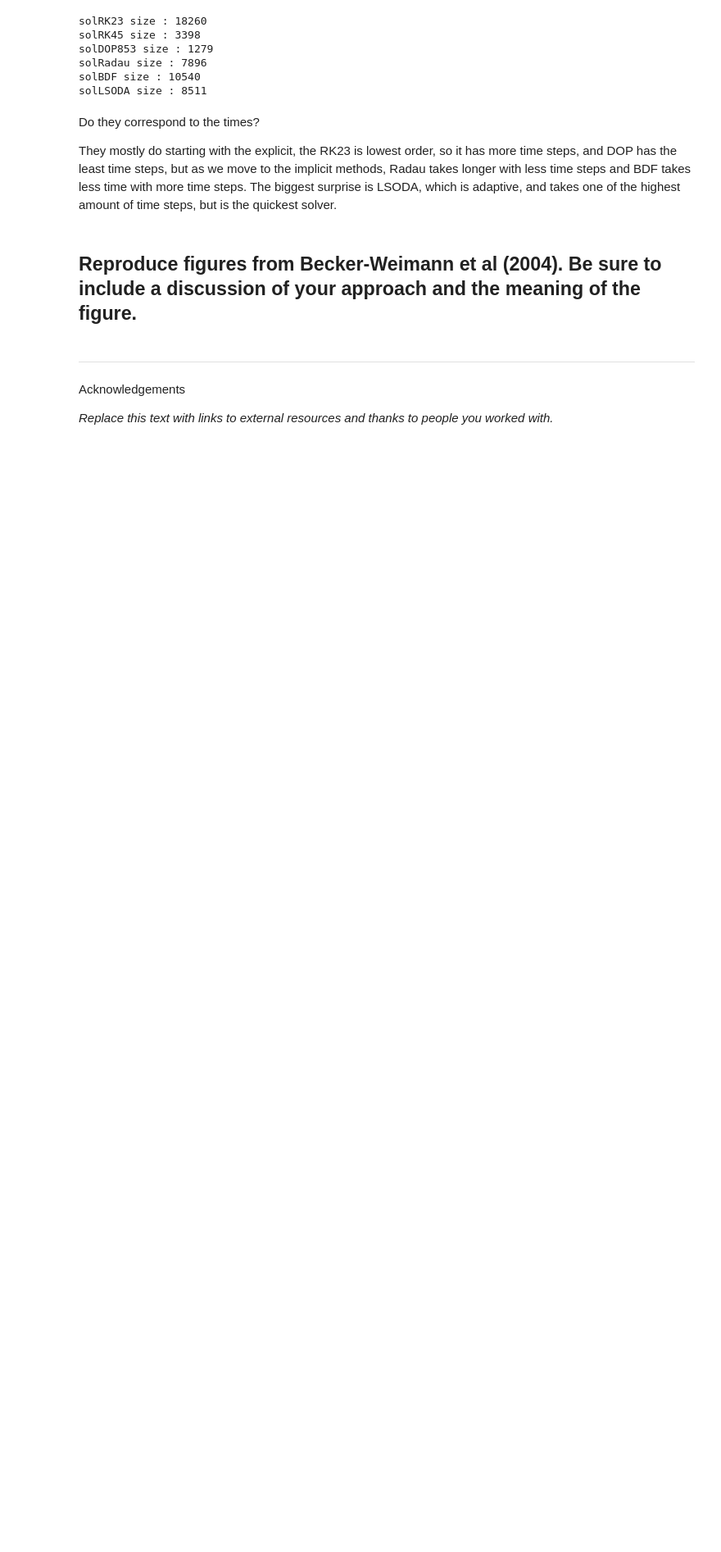
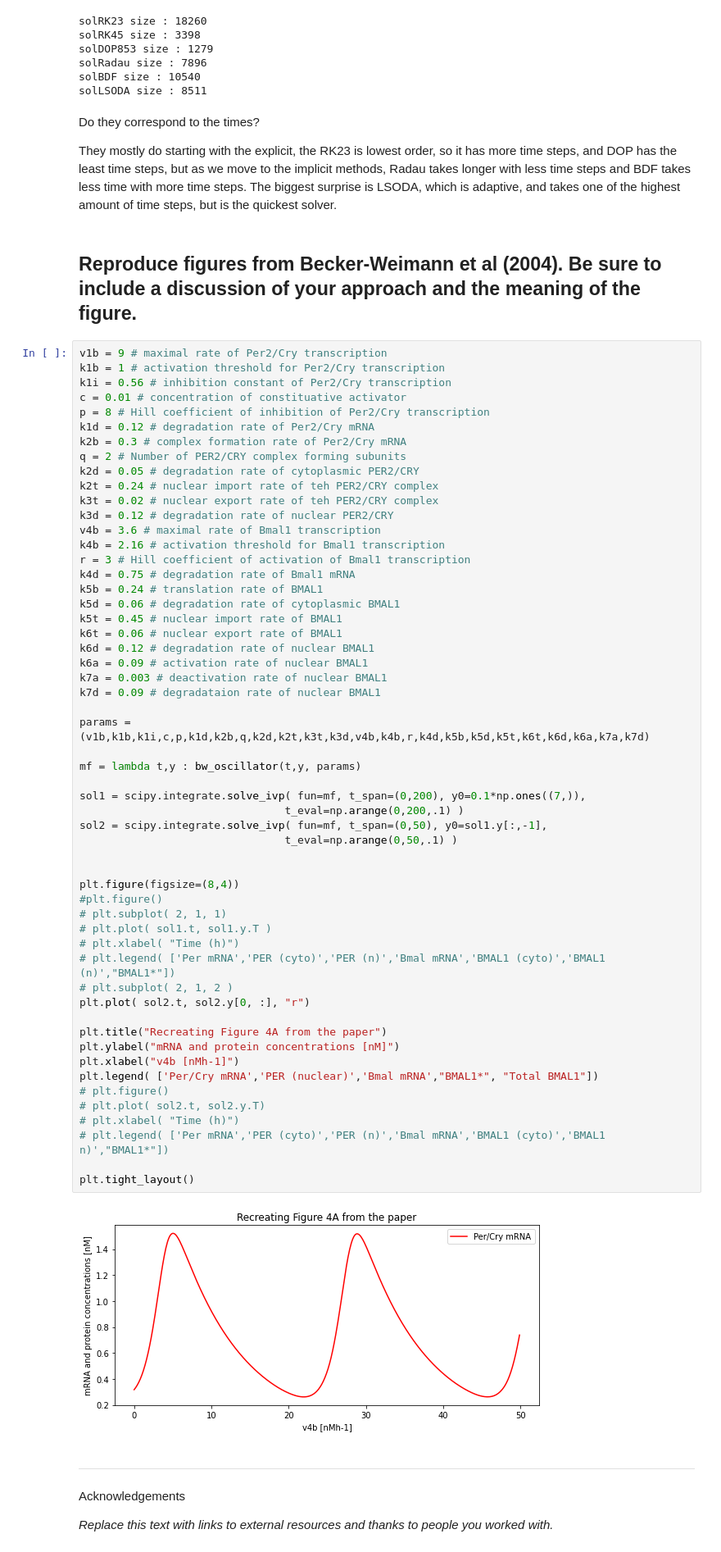
Before and after one commit to hmhwan21/cs341projects, a Jupyter notebook: proj6/Project6.ipynb, the cells around one changed output. Shown at 82% size. Drawn from its saved outputs; the diff is of its cells as text; blank space fills up the shorter version.

```diff
--- a/proj6/Project6.ipynb
+++ b/proj6/Project6.ipynb
@@ -299,6 +299,63 @@ Do they correspond to the times?
 They mostly do starting with the explicit, the RK23 is lowest order, so it has more time steps, and DOP has the least time steps, but as we move to the implicit methods, Radau takes longer with less time steps and BDF takes less time with more time steps. The biggest surprise is LSODA, which is adaptive, and takes one of the highest amount of time steps, but is the quickest solver.
 # %% [markdown]
 ## Reproduce figures from Becker-Weimann et al (2004). Be sure to include a discussion of your approach and the meaning of the figure.
+# %%
+v1b = 9 # maximal rate of Per2/Cry transcription
+k1b = 1 # activation threshold for Per2/Cry transcription
+k1i = 0.56 # inhibition constant of Per2/Cry transcription
+c = 0.01 # concentration of constituative activator
+p = 8 # Hill coefficient of inhibition of Per2/Cry transcription
+k1d = 0.12 # degradation rate of Per2/Cry mRNA
+k2b = 0.3 # complex formation rate of Per2/Cry mRNA
+q = 2 # Number of PER2/CRY complex forming subunits
+k2d = 0.05 # degradation rate of cytoplasmic PER2/CRY
+k2t = 0.24 # nuclear import rate of teh PER2/CRY complex
+k3t = 0.02 # nuclear export rate of teh PER2/CRY complex
+k3d = 0.12 # degradation rate of nuclear PER2/CRY
+v4b = 3.6 # maximal rate of Bmal1 transcription
+k4b = 2.16 # activation threshold for Bmal1 transcription
+r = 3 # Hill coefficient of activation of Bmal1 transcription
+k4d = 0.75 # degradation rate of Bmal1 mRNA
+k5b = 0.24 # translation rate of BMAL1
+k5d = 0.06 # degradation rate of cytoplasmic BMAL1
+k5t = 0.45 # nuclear import rate of BMAL1
+k6t = 0.06 # nuclear export rate of BMAL1
+k6d = 0.12 # degradation rate of nuclear BMAL1
+k6a = 0.09 # activation rate of nuclear BMAL1
+k7a = 0.003 # deactivation rate of nuclear BMAL1
+k7d = 0.09 # degradataion rate of nuclear BMAL1
+
+params = (v1b,k1b,k1i,c,p,k1d,k2b,q,k2d,k2t,k3t,k3d,v4b,k4b,r,k4d,k5b,k5d,k5t,k6t,k6d,k6a,k7a,k7d)
+
+mf = lambda t,y : bw_oscillator(t,y, params)
+
+sol1 = scipy.integrate.solve_ivp( fun=mf, t_span=(0,200), y0=0.1*np.ones((7,)),
+                                t_eval=np.arange(0,200,.1) )
+sol2 = scipy.integrate.solve_ivp( fun=mf, t_span=(0,50), y0=sol1.y[:,-1],
+                                t_eval=np.arange(0,50,.1) )
+
+
+plt.figure(figsize=(8,4))
+#plt.figure()
+# plt.subplot( 2, 1, 1)
+# plt.plot( sol1.t, sol1.y.T )
+# plt.xlabel( "Time (h)")
+# plt.legend( ['Per mRNA','PER (cyto)','PER (n)','Bmal mRNA','BMAL1 (cyto)','BMAL1 (n)',"BMAL1*"])
+# plt.subplot( 2, 1, 2 )
+plt.plot( sol2.t, sol2.y[0, :], "r")
+
+plt.title("Recreating Figure 4A from the paper")
+plt.ylabel("mRNA and protein concentrations [nM]")
+plt.xlabel("v4b [nMh-1]")
+plt.legend( ['Per/Cry mRNA','PER (nuclear)','Bmal mRNA',"BMAL1*", "Total BMAL1"])
+# plt.figure()
+# plt.plot( sol2.t, sol2.y.T)
+# plt.xlabel( "Time (h)")
+# plt.legend( ['Per mRNA','PER (cyto)','PER (n)','Bmal mRNA','BMAL1 (cyto)','BMAL1 n)',"BMAL1*"])
+
+plt.tight_layout()
+# %% [output]
+[figure, added]
 # %% [markdown]
 <hr style="border:2px solid gray"> </hr>
 
```
Also changed, not shown: parts of 2 cells of this notebook.
